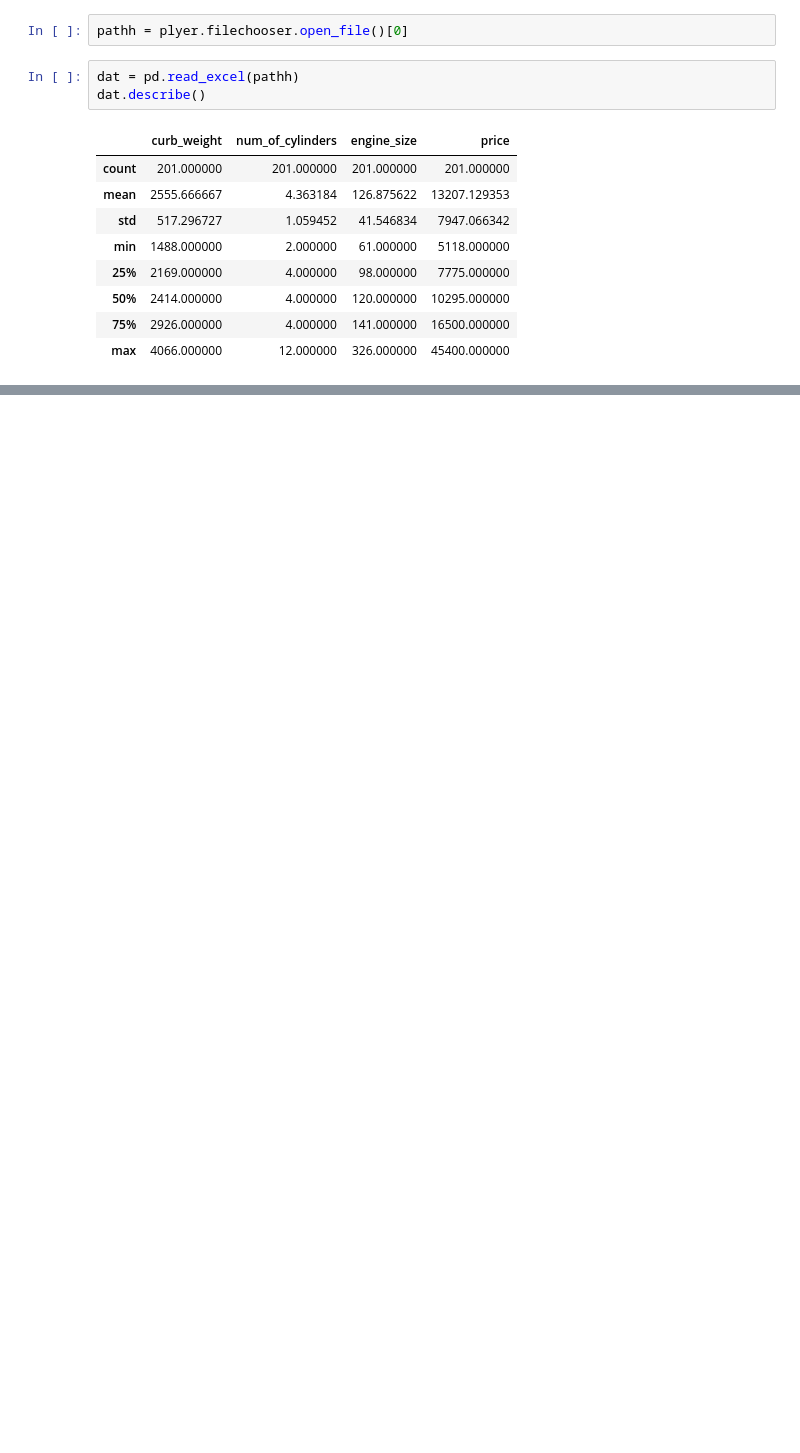
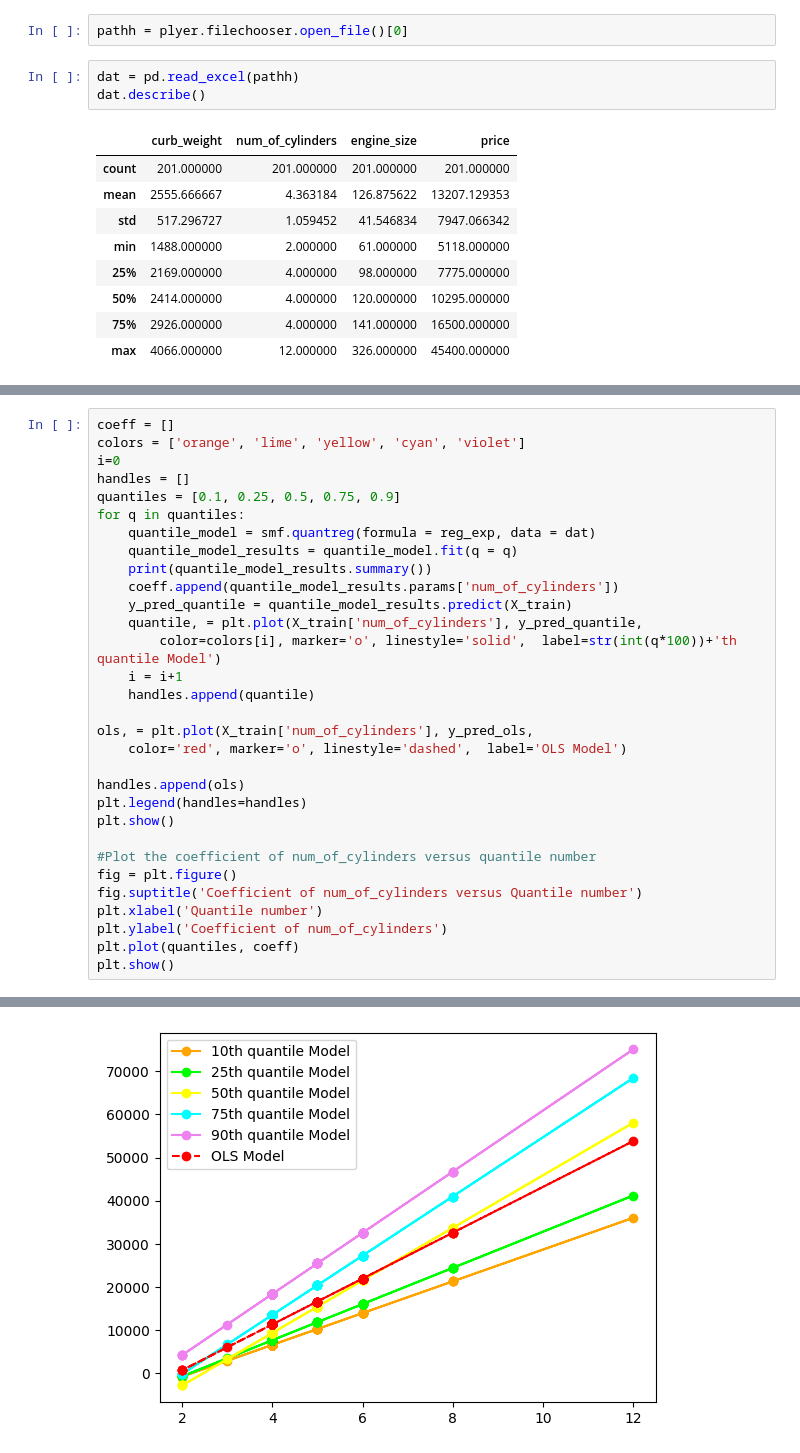
Before and after one commit to stats9/math-and-python, a Jupyter notebook: Quantile_Regression.ipynb, the cells around one changed output, grey strips where cells are left out. Cells and saved outputs as stored; diff of their text form; blank space fills up the shorter version.

```diff
--- a/Quantile_Regression.ipynb
+++ b/Quantile_Regression.ipynb
@@ -147,0 +316,32 @@ array([-1.12028929,  3.43087179,  2.43795022,  5.91065635,  5.63940323,
+# %%
+coeff = []
+colors = ['orange', 'lime', 'yellow', 'cyan', 'violet']
+i=0
+handles = []
+quantiles = [0.1, 0.25, 0.5, 0.75, 0.9]
+for q in quantiles:
+    quantile_model = smf.quantreg(formula = reg_exp, data = dat)
+    quantile_model_results = quantile_model.fit(q = q)
+    print(quantile_model_results.summary())
+    coeff.append(quantile_model_results.params['num_of_cylinders'])
+    y_pred_quantile = quantile_model_results.predict(X_train)
+    quantile, = plt.plot(X_train['num_of_cylinders'], y_pred_quantile,
+        color=colors[i], marker='o', linestyle='solid',  label=str(int(q*100))+'th quantile Model')
+    i = i+1
+    handles.append(quantile)
+
+ols, = plt.plot(X_train['num_of_cylinders'], y_pred_ols,
+    color='red', marker='o', linestyle='dashed',  label='OLS Model')
+
+handles.append(ols)
+plt.legend(handles=handles)
+plt.show()
+
+#Plot the coefficient of num_of_cylinders versus quantile number
+fig = plt.figure()
+fig.suptitle('Coefficient of num_of_cylinders versus Quantile number')
+plt.xlabel('Quantile number')
+plt.ylabel('Coefficient of num_of_cylinders')
+plt.plot(quantiles, coeff)
+plt.show()
+# %% [output]
@@ -147,0 +365 @@ array([-1.12028929,  3.43087179,  2.43795022,  5.91065635,  5.63940323,
+[figure, added]
```
Also changed, not shown: parts of 30 cells of this notebook, 1 other file.
